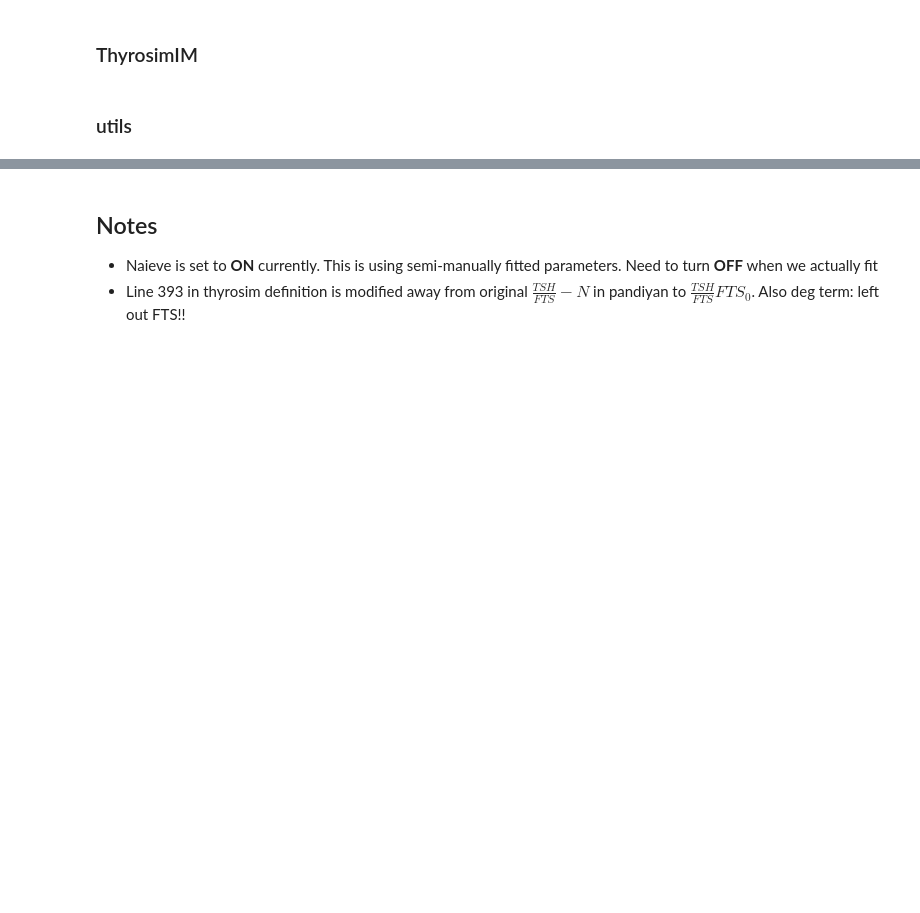
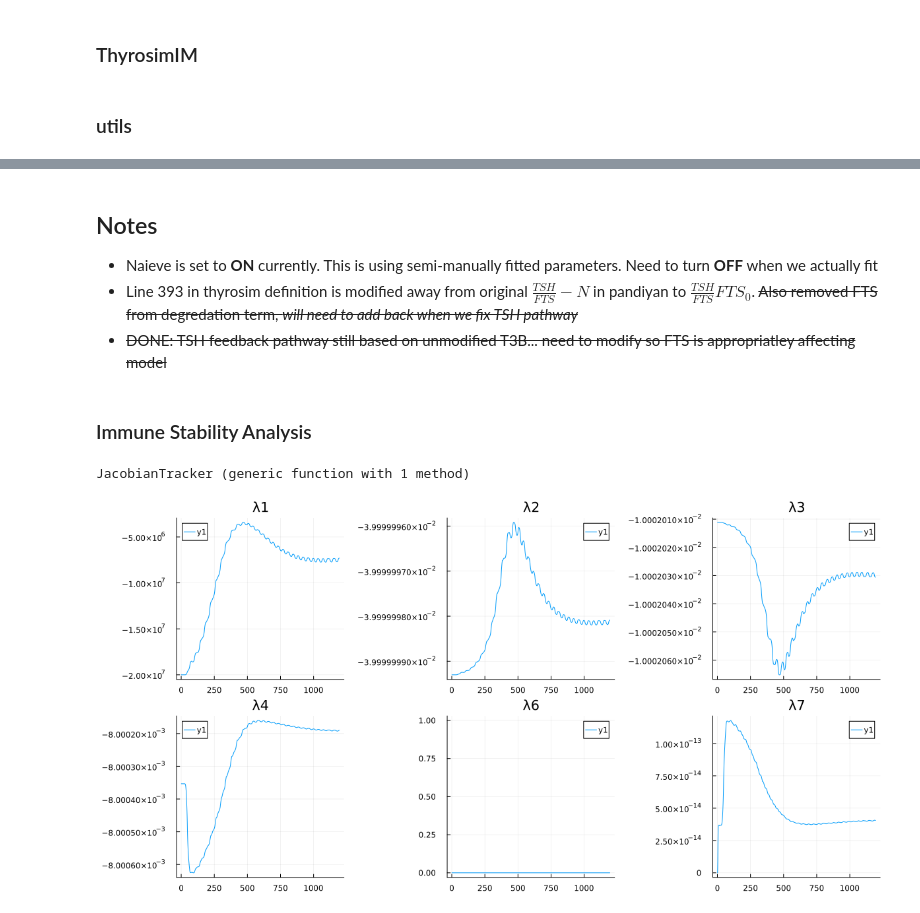
Before and after one commit to mehathakur/BioCyb_UCLA, a Jupyter notebook: thyrosimIM/src/dev.ipynb, the cells around one changed output, grey strips where cells are left out. Drawn from its saved outputs; the diff is of its cells as text; code cells hidden in the pictures; blank space fills up the shorter version.

```diff
--- a/thyrosimIM/src/dev.ipynb
+++ b/thyrosimIM/src/dev.ipynb
@@ -816,4 +799,7 @@ plotIM(solIM)
 # %% [markdown]
 ## Notes
 - Naieve is set to **ON** currently. This is using semi-manually fitted parameters. Need to turn **OFF** when we actually fit
-- Line 393 in thyrosim definition is modified away from original $\frac{TSH}{FTS} - N$ in pandiyan to $\frac{TSH}{FTS}FTS_0$. Also deg term: left out FTS!!
+- Line 393 in thyrosim definition is modified away from original $\frac{TSH}{FTS} - N$ in pandiyan to $\frac{TSH}{FTS}FTS_0$. ~~Also removed FTS from degredation term, _will need to add back when we fix TSH pathway_~~
+- ~~DONE: TSH feedback pathway still based on unmodified T3B... need to modify so FTS is appropriatley affecting model~~
+# %% [markdown]
+### Immune Stability Analysis
@@ -819,0 +808,48 @@ plotIM(solIM)
+# %%
+function JacobianTracker(sol)
+
+    solsize = size(sol[1,:])[1]
+    eigenvals = zeros(7,solsize)
+    _, p = initialize(fixed_parameters=Tuple{Int64,Float64}[])
+
+        for t=1:solsize
+        # Initilaize immune solutions
+            T3 = sol[4, t]
+            TSH = sol[7, t]
+            B = sol[20, t]
+            P = sol[21, t]
+            T = sol[22, t]
+            C = sol[23, t]
+            F = sol[24, t]
+            A = sol[25, t]
+
+
+            Jac = [
+                0 0 0 0 0 0 0
+                p[97] -(p[89]+p[84]) 0 (p[83]*C)/(C*p[95]) (T*p[83]*p[95])/(C*p[95])^2 0 0;
+                0 p[84] -p[90] 0 0 0 0;
+                0 0 0 (p[98]*C)/(C+p[96])-p[91] (T*p[98]*p[96])/(C+p[96])^2 p[85] 0;
+                0 0 0 0 0 (p[100]*TSH*p[87])/F^2-(A*p[93])/(p[100]) -(F*p[93])/p[100];
+                0 0 p[88] 0 0 -p[93]*A -p[94]
+                0 0 0 0 0 0 0
+            ]
+            eigenvals[:, t] = eigvals(Jac)
+        end
+    return eigenvals
+end
+# %% [output]
+JacobianTracker (generic function with 1 method)
+# %%
+IM_eigenvals = JacobianTracker(sol);
+# %%
+p1 = plot(IM_eigenvals[1,:], title="λ1")
+p2 = plot(IM_eigenvals[2,:], title="λ2")
+p3 = plot(IM_eigenvals[3,:], title="λ3")
+p4 = plot(IM_eigenvals[4,:], title="λ4")
+p5 = plot(IM_eigenvals[5,:], title="λ5")
+p6 = plot(IM_eigenvals[6,:], title="λ6")
+p7 = plot(IM_eigenvals[7,:], title="λ7")
+plot!(size=(1200,600))
+plot(p1,p2,p3,p4,p6,p7,layout=(2,3))
+# %% [output]
+[figure, added]
```
Also changed, not shown: parts of 19 cells of this notebook, 20 other files.
